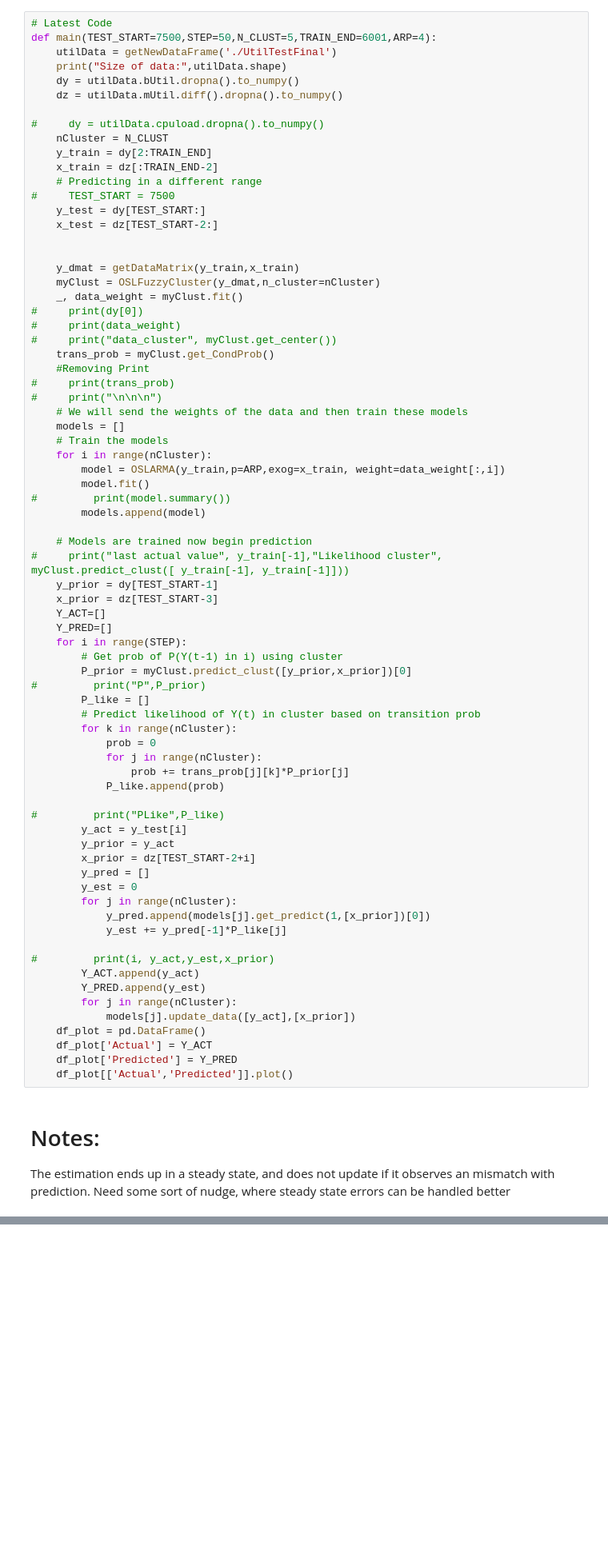
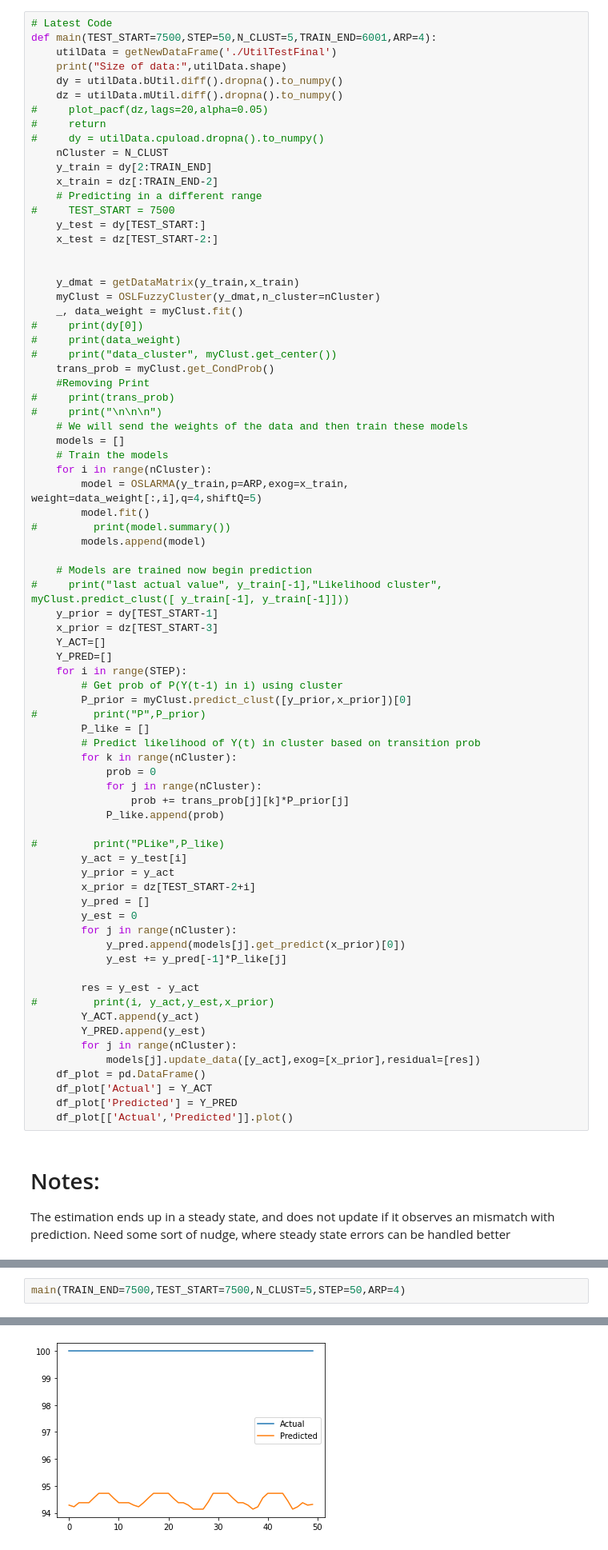
Before and after one commit to dipayan2/ARMAModel, a Jupyter notebook: ModularCode.ipynb, the cells around one changed output, grey strips where cells are left out. Shown: that part at 80% size. Drawn from its saved outputs; the diff is of its cells as text; blank space fills up the shorter version.

```diff
--- a/ModularCode.ipynb
+++ b/ModularCode.ipynb
@@ -255,9 +314,10 @@ def getDataMatrix(dx,dy=None):
 def main(TEST_START=7500,STEP=50,N_CLUST=5,TRAIN_END=6001,ARP=4):
     utilData = getNewDataFrame('./UtilTestFinal')
     print("Size of data:",utilData.shape)
-    dy = utilData.bUtil.dropna().to_numpy()
+    dy = utilData.bUtil.diff().dropna().to_numpy()
     dz = utilData.mUtil.diff().dropna().to_numpy()
-
+#     plot_pacf(dz,lags=20,alpha=0.05)
+#     return
 #     dy = utilData.cpuload.dropna().to_numpy()
     nCluster = N_CLUST
     y_train = dy[2:TRAIN_END]
@@ -282,7 +342,7 @@ def main(TEST_START=7500,STEP=50,N_CLUST=5,TRAIN_END=6001,ARP=4):
     models = []
     # Train the models
     for i in range(nCluster):
-        model = OSLARMA(y_train,p=ARP,exog=x_train, weight=data_weight[:,i])
+        model = OSLARMA(y_train,p=ARP,exog=x_train, weight=data_weight[:,i],q=4,shiftQ=5)
         model.fit()
 #         print(model.summary())
         models.append(model)
@@ -312,14 +372,15 @@ def main(TEST_START=7500,STEP=50,N_CLUST=5,TRAIN_END=6001,ARP=4):
         y_pred = []
         y_est = 0
         for j in range(nCluster):
-            y_pred.append(models[j].get_predict(1,[x_prior])[0])
+            y_pred.append(models[j].get_predict(x_prior)[0])
             y_est += y_pred[-1]*P_like[j]
 
+        res = y_est - y_act
 #         print(i, y_act,y_est,x_prior)
         Y_ACT.append(y_act)
         Y_PRED.append(y_est)
         for j in range(nCluster):
-            models[j].update_data([y_act],[x_prior])
+            models[j].update_data([y_act],exog=[x_prior],residual=[res])
     df_plot = pd.DataFrame()
     df_plot['Actual'] = Y_ACT
     df_plot['Predicted'] = Y_PRED
@@ -410,3 +547,6 @@ def main():
 
         for j in range(nCluster):
             models[j].update_data([y_act],[x_prior])
+# %%
+main(TRAIN_END=7500,TEST_START=7500,N_CLUST=5,STEP=50,ARP=4)
+# %% [output]
@@ -412,0 +554 @@ def main():
+[figure, added]
```
Also changed, not shown: parts of 6 cells of this notebook, 1 other file.
